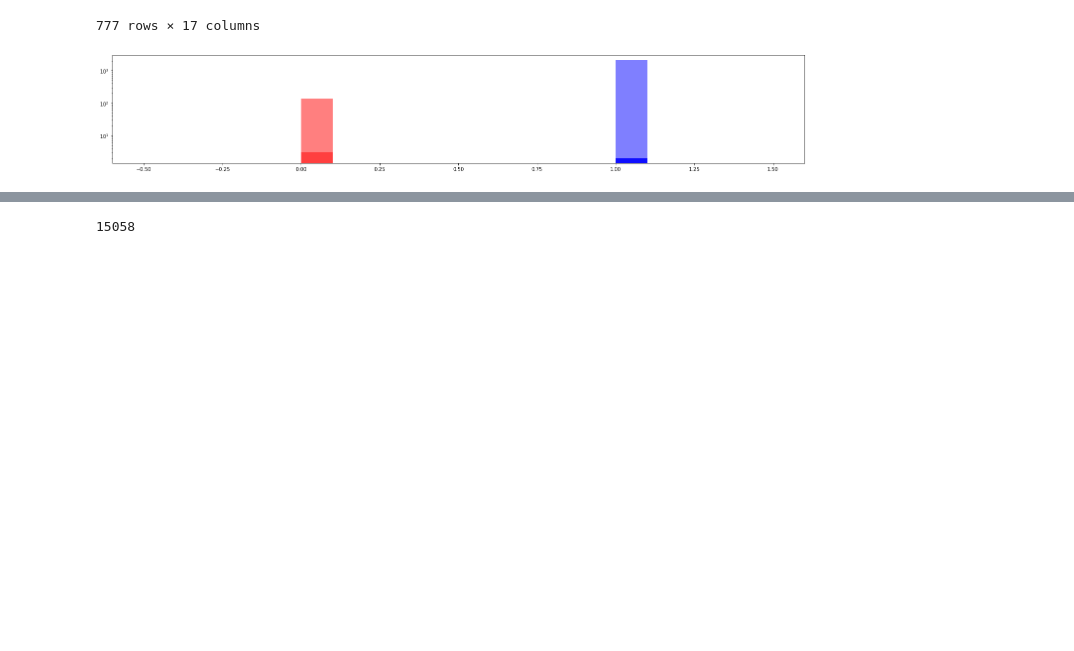
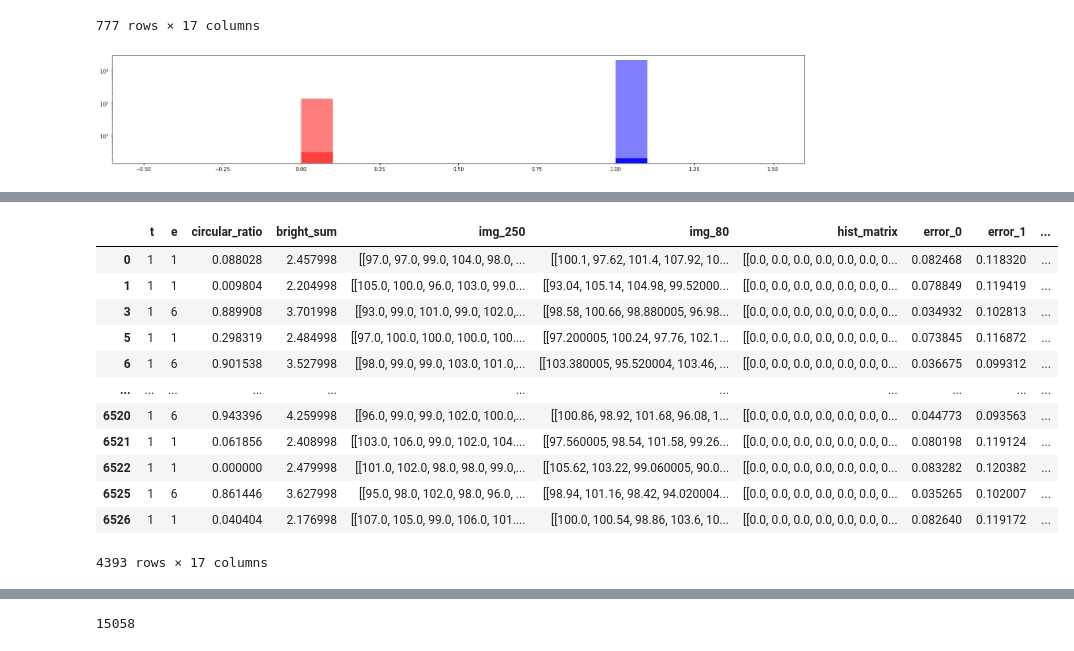
Before and after one commit to KirillRuSS/IDAO-2021-Kirill, a Jupyter notebook: new_features.ipynb, the cells around one changed output, grey strips where cells are left out. Cells and saved outputs as stored; diff of their text form; code cells hidden in the pictures; blank space fills up the shorter version.

```diff
--- a/new_features.ipynb
+++ b/new_features.ipynb
@@ -354,0 +424,18 @@ for e in [3, 10, 20, 30]:
+# %%
+df['predict'] = particle_types_model.predict(x)
+df['particle_types_predict'] = (particle_types_model.predict(x)>0.5)*1
+df[df.t!=df.particle_types_predict]#.head()
+# %% [output]
+|  | t | e | circular_ratio | bright_sum | img_250 | img_80 | hist_matrix | error_0 | error_1 | ... |
+| 0 | 1 | 1 | 0.088028 | 2.457998 | [[97.0, 97.0, 99.0, 104.0, 98.0, ... | [[100.1, 97.62, 101.4, 107.92, 10... | [[0.0, 0.0, 0.0, 0.0, 0.0, 0.0, 0... | 0.082468 | 0.118320 | ... |
+| 1 | 1 | 1 | 0.009804 | 2.204998 | [[105.0, 100.0, 96.0, 103.0, 99.0... | [[93.04, 105.14, 104.98, 99.52000... | [[0.0, 0.0, 0.0, 0.0, 0.0, 0.0, 0... | 0.078849 | 0.119419 | ... |
+| 3 | 1 | 6 | 0.889908 | 3.701998 | [[93.0, 99.0, 101.0, 99.0, 102.0,... | [[98.58, 100.66, 98.880005, 96.98... | [[0.0, 0.0, 0.0, 0.0, 0.0, 0.0, 0... | 0.034932 | 0.102813 | ... |
+| 5 | 1 | 1 | 0.298319 | 2.484998 | [[97.0, 100.0, 100.0, 100.0, 100.... | [[97.200005, 100.24, 97.76, 102.1... | [[0.0, 0.0, 0.0, 0.0, 0.0, 0.0, 0... | 0.073845 | 0.116872 | ... |
+| 6 | 1 | 6 | 0.901538 | 3.527998 | [[98.0, 99.0, 99.0, 103.0, 101.0,... | [[103.380005, 95.520004, 103.46, ... | [[0.0, 0.0, 0.0, 0.0, 0.0, 0.0, 0... | 0.036675 | 0.099312 | ... |
+| ... | ... | ... | ... | ... | ... | ... | ... | ... | ... | ... |
+| 6520 | 1 | 6 | 0.943396 | 4.259998 | [[96.0, 99.0, 99.0, 102.0, 100.0,... | [[100.86, 98.92, 101.68, 96.08, 1... | [[0.0, 0.0, 0.0, 0.0, 0.0, 0.0, 0... | 0.044773 | 0.093563 | ... |
+| 6521 | 1 | 1 | 0.061856 | 2.408998 | [[103.0, 106.0, 99.0, 102.0, 104.... | [[97.560005, 98.54, 101.58, 99.26... | [[0.0, 0.0, 0.0, 0.0, 0.0, 0.0, 0... | 0.080198 | 0.119124 | ... |
+| 6522 | 1 | 1 | 0.000000 | 2.479998 | [[101.0, 102.0, 98.0, 98.0, 99.0,... | [[105.62, 103.22, 99.060005, 90.0... | [[0.0, 0.0, 0.0, 0.0, 0.0, 0.0, 0... | 0.083282 | 0.120382 | ... |
+| 6525 | 1 | 6 | 0.861446 | 3.627998 | [[95.0, 98.0, 102.0, 98.0, 96.0, ... | [[98.94, 101.16, 98.42, 94.020004... | [[0.0, 0.0, 0.0, 0.0, 0.0, 0.0, 0... | 0.035265 | 0.102007 | ... |
+| 6526 | 1 | 1 | 0.040404 | 2.176998 | [[107.0, 105.0, 99.0, 106.0, 101.... | [[100.0, 100.54, 98.86, 103.6, 10... | [[0.0, 0.0, 0.0, 0.0, 0.0, 0.0, 0... | 0.082640 | 0.119172 | ... |
+4393 rows × 17 columns
```
Also changed, not shown: parts of 20 cells of this notebook.
